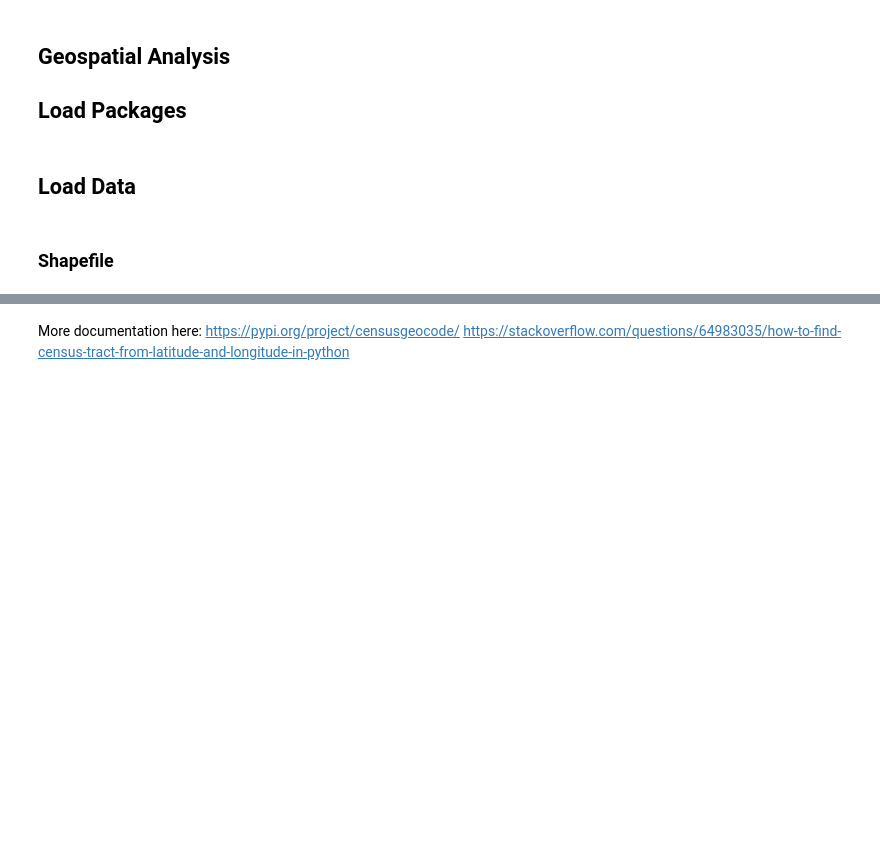
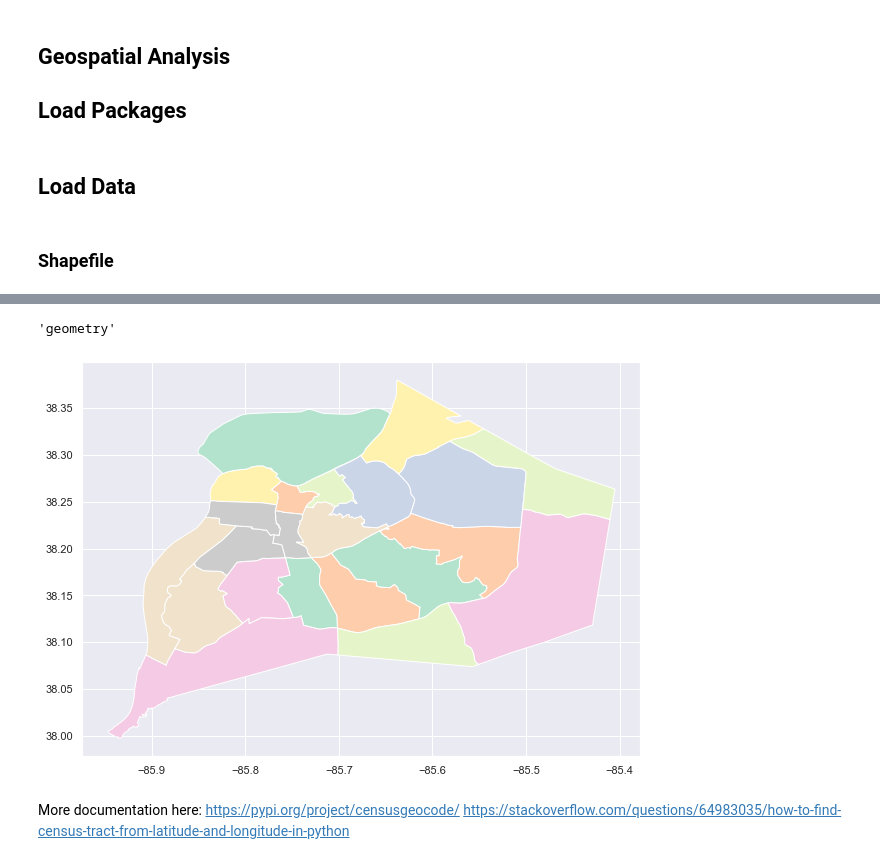
Before and after one commit to abhiram540/TripDataAnalysis-CityOfLouisville-DocklessVehicles, a Jupyter notebook: 7.6 Capstone Two Data Wrangling.ipynb, the cells around one changed output, grey strips where cells are left out. Drawn from its saved outputs; the diff is of its cells as text; code cells hidden in the pictures; blank space fills up the shorter version.

```diff
--- a/7.6 Capstone Two Data Wrangling.ipynb
+++ b/7.6 Capstone Two Data Wrangling.ipynb
@@ -867,3 +874,19 @@ shapefile.head()
+# %%
+shapefile.geometry.name
+# %% [output]
+'geometry'
+# %%
+# define figure and ax(es):
+
+fig, ax1 = plt.subplots(1,1, figsize = (10, 10))
+
+shapefile.plot(column = 'NH',
+         cmap = 'Pastel2',
+         ax = ax1)
+
+plt.show()
+# %% [output]
+[figure, added]
 # %% [markdown]
 More documentation here: https://pypi.org/project/censusgeocode/
 https://stackoverflow.com/questions/64983035/how-to-find-census-tract-from-latitude-and-longitude-in-python
```
Also changed, not shown: parts of 3 cells of this notebook.
